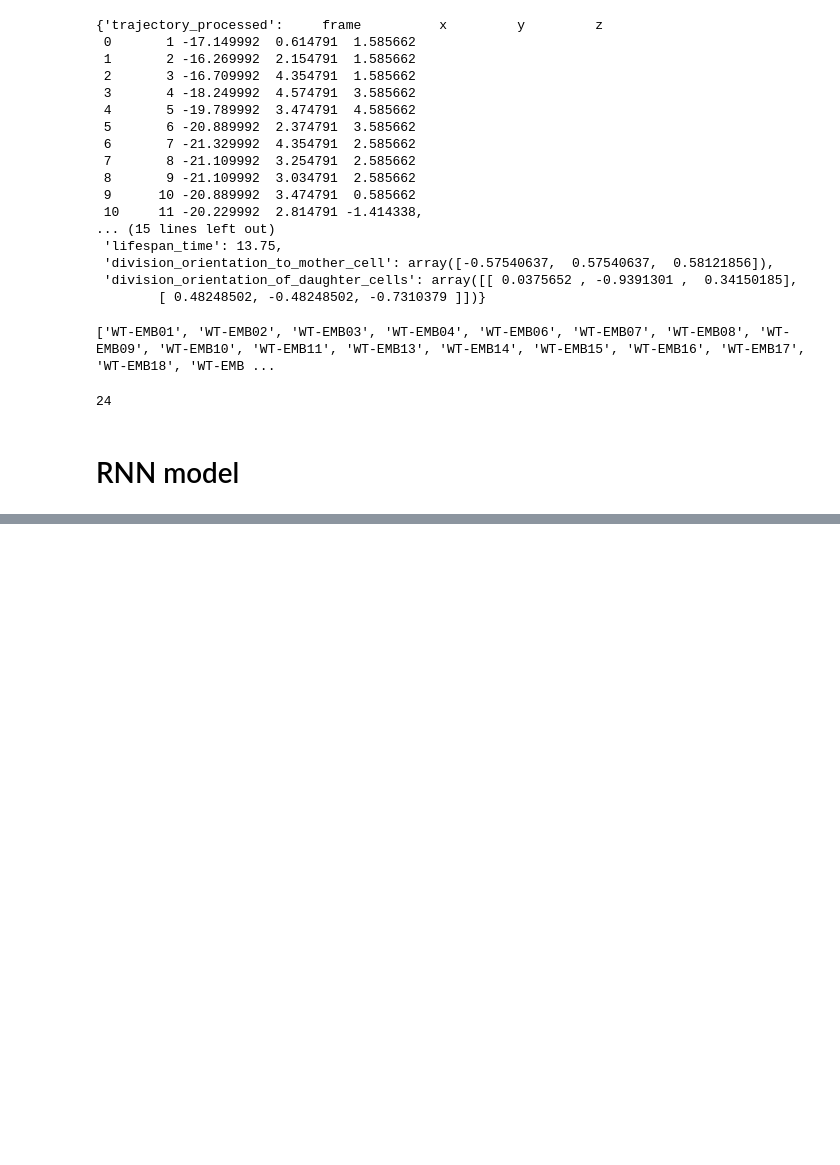
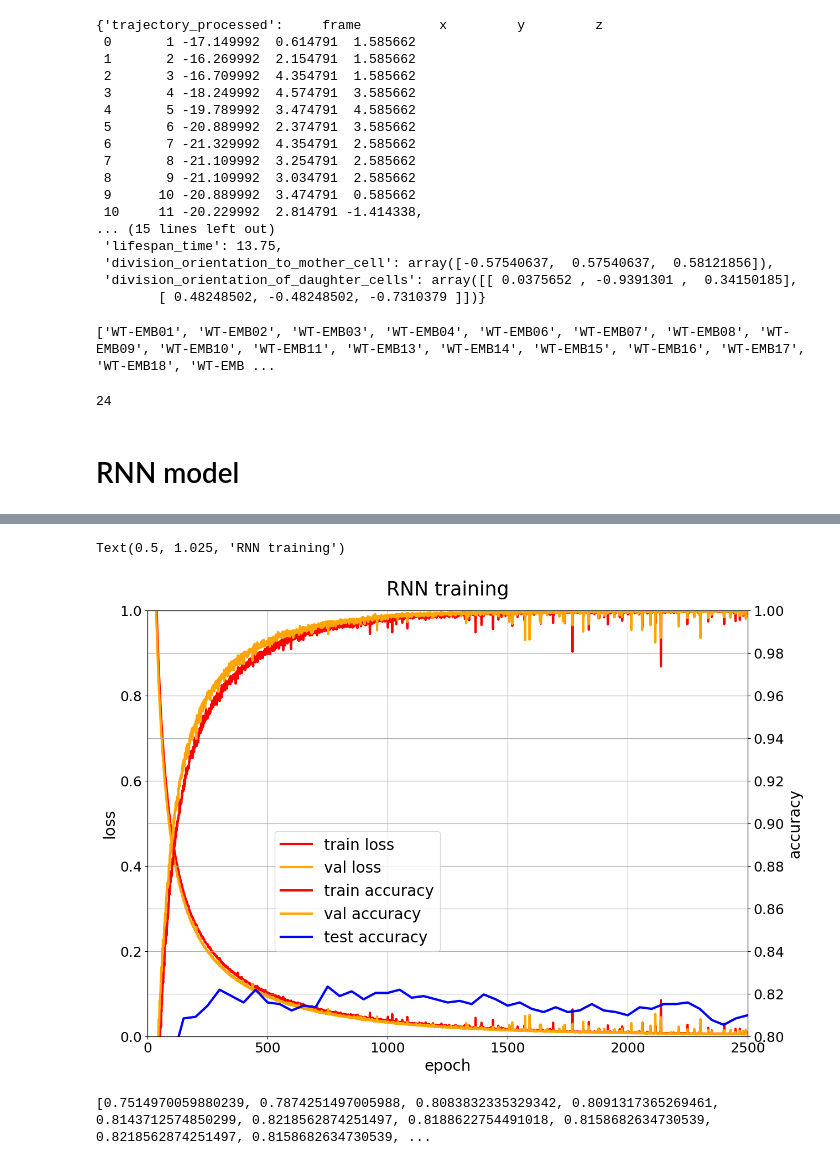
Before and after one commit to pmcesky/4D-Cell, a Jupyter notebook: rnn.ipynb, the cells around one changed output, grey strips where cells are left out. Drawn from its saved outputs; the diff is of its cells as text; code cells hidden in the pictures; blank space fills up the shorter version.

```diff
--- a/rnn.ipynb
+++ b/rnn.ipynb
@@ -250,0 +255,30 @@ Text(0.5, 1.025, 'MLP training')
+# %%
+# Adam, l2 weight_decay = 0, lr = 0.001, batch_size = 128, with feature standardization
+fig, ax1 = plt.subplots(figsize = (14, 10))
+ax2 = ax1.twinx()
+ax1.plot(np.arange(len(train_loss)), train_loss, 'r', linewidth = 3, label = 'train loss')
+ax1.plot(np.arange(len(val_loss)), val_loss, 'orange', linewidth =3, label = 'val loss')
+ax2.plot(np.arange(len(train_accuracy)), train_accuracy, 'r', linewidth = 3, label = 'train accuracy')
+ax2.plot(np.arange(len(val_accuracy)), val_accuracy, 'orange', linewidth = 3, label = 'val accuracy')
+ax2.plot(np.arange(1,len(test_accuracy)+1)*test_interval, test_accuracy, 'blue', linewidth = 3, label = 'test accuracy')
+ax1.set_xlim(0, len(train_loss))
+ax1.set_ylim(0,1)
+ax2.set_ylim(0.80,1)
+ax2.set_yticks([0.8,0.82,0.84,0.86,0.88,0.90,0.92,0.94,0.96,0.98,1])
+ax1.grid()
+ax2.grid()
+ax1.xaxis.set_tick_params(labelsize=18)
+ax1.yaxis.set_tick_params(labelsize=18)
+ax2.yaxis.set_tick_params(labelsize=18)
+ax1.set_xlabel('epoch', fontsize = 20)
+ax1.set_ylabel('loss', fontsize = 20)
+ax2.set_ylabel('accuracy', fontsize = 20)
+fig.legend(loc="upper right", bbox_to_anchor=(0.5,0.5), bbox_transform=ax1.transAxes, fontsize = 20)
+ax1.set_title('RNN training', fontsize = 25, y = 1.025)
+# %% [output]
+Text(0.5, 1.025, 'RNN training')
+[figure, added]
+# %%
+print(test_accuracy)
+# %% [output]
+[0.7514970059880239, 0.7874251497005988, 0.8083832335329342, 0.8091317365269461, 0.8143712574850299, 0.8218562874251497, 0.8188622754491018, 0.8158682634730539, 0.8218562874251497, 0.8158682634730539, ...
```
Also changed, not shown: parts of 3 cells of this notebook.
